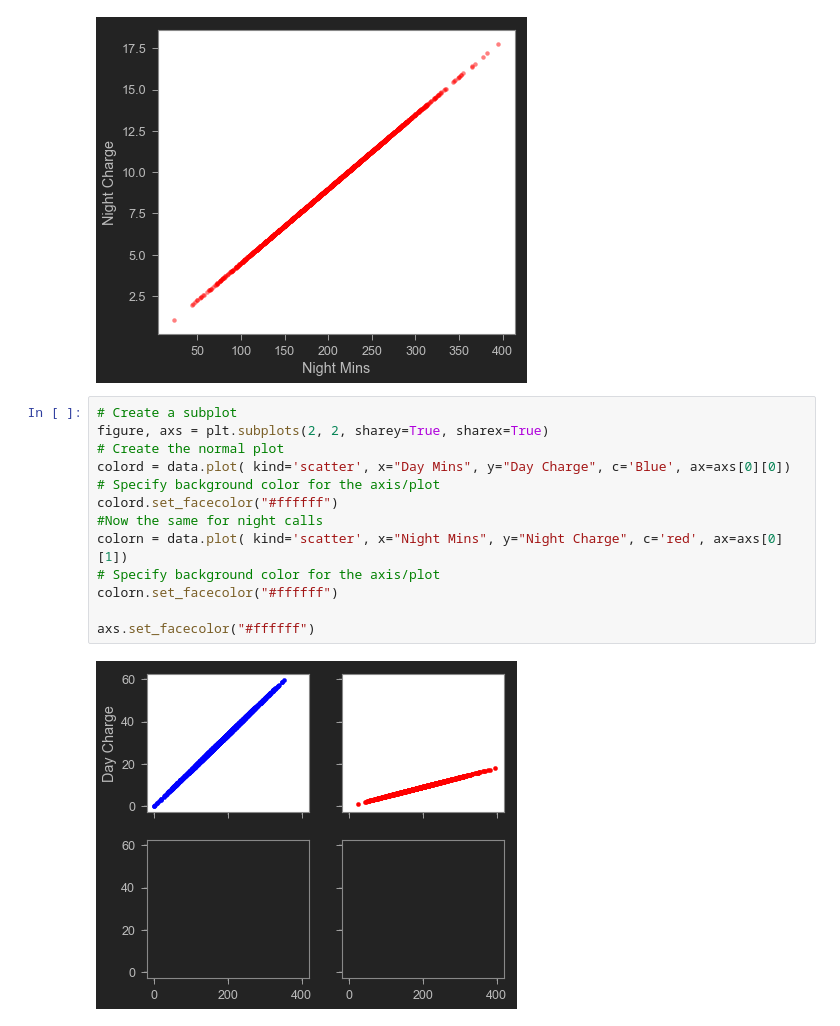
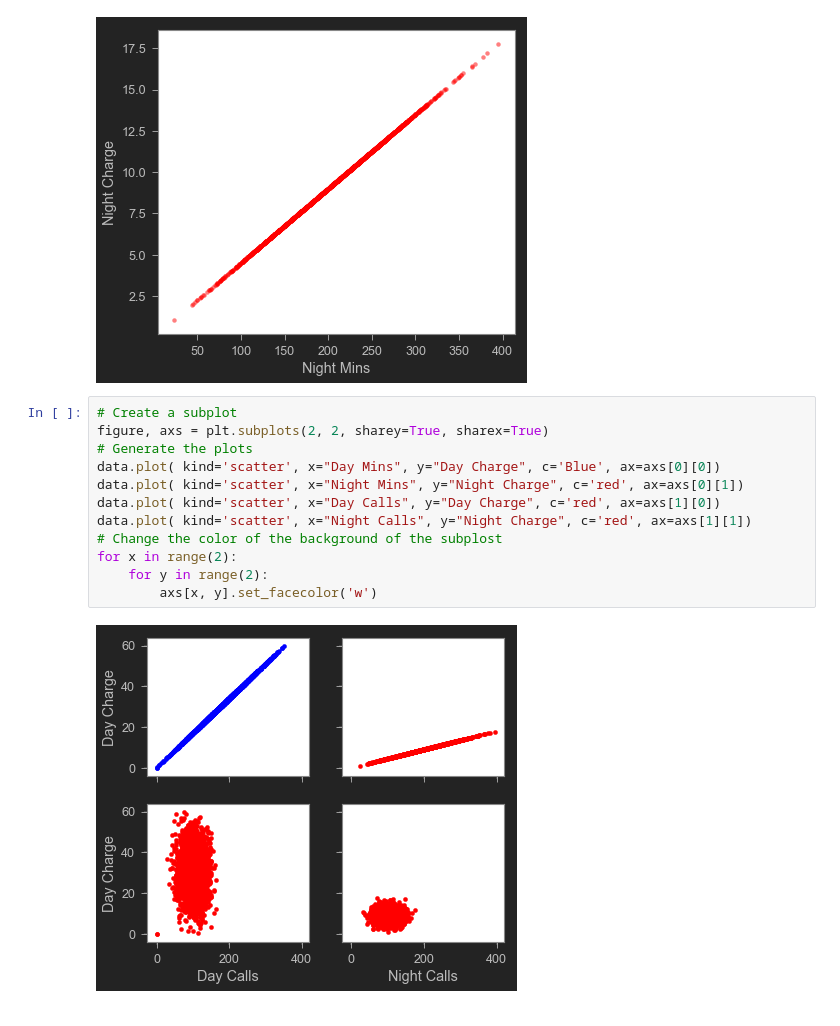
Before and after one commit to totovr/Python, a Jupyter notebook: CleanData/Plots.ipynb, the cells around one changed output. Cells and saved outputs as stored; diff of their text form.

```diff
--- a/CleanData/Plots.ipynb
+++ b/CleanData/Plots.ipynb
@@ -39,15 +39,14 @@ ay.set_facecolor("#ffffff")
 # %%
 # Create a subplot
 figure, axs = plt.subplots(2, 2, sharey=True, sharex=True)
-# Create the normal plot
-colord = data.plot( kind='scatter', x="Day Mins", y="Day Charge", c='Blue', ax=axs[0][0])
-# Specify background color for the axis/plot
-colord.set_facecolor("#ffffff")
-#Now the same for night calls
-colorn = data.plot( kind='scatter', x="Night Mins", y="Night Charge", c='red', ax=axs[0][1])
-# Specify background color for the axis/plot
-colorn.set_facecolor("#ffffff")
-
-axs.set_facecolor("#ffffff")
+# Generate the plots
+data.plot( kind='scatter', x="Day Mins", y="Day Charge", c='Blue', ax=axs[0][0])
+data.plot( kind='scatter', x="Night Mins", y="Night Charge", c='red', ax=axs[0][1])
+data.plot( kind='scatter', x="Day Calls", y="Day Charge", c='red', ax=axs[1][0])
+data.plot( kind='scatter', x="Night Calls", y="Night Charge", c='red', ax=axs[1][1])
+# Change the color of the background of the subplost
+for x in range(2):
+    for y in range(2):
+        axs[x, y].set_facecolor('w')
 # %% [output]
-[figure, old version]
+[figure, new version]
```
